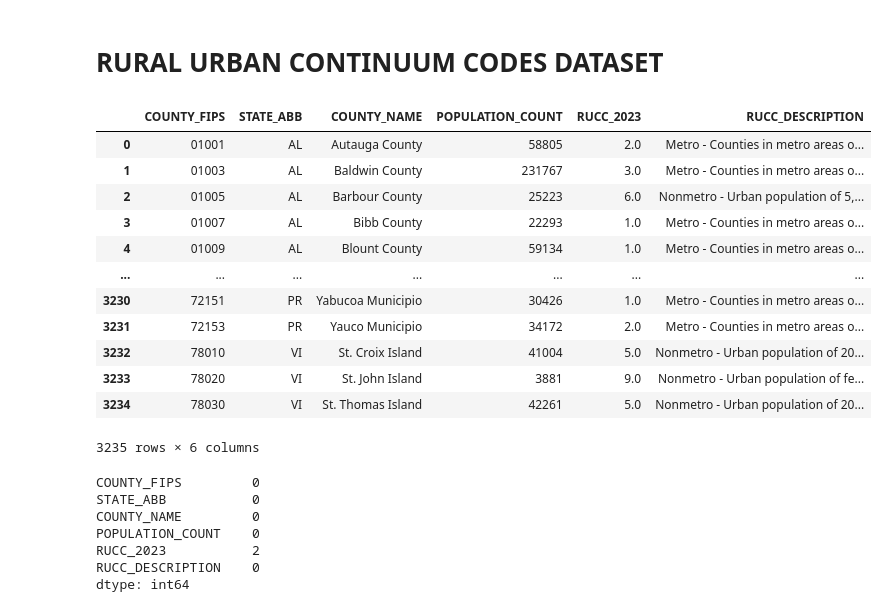
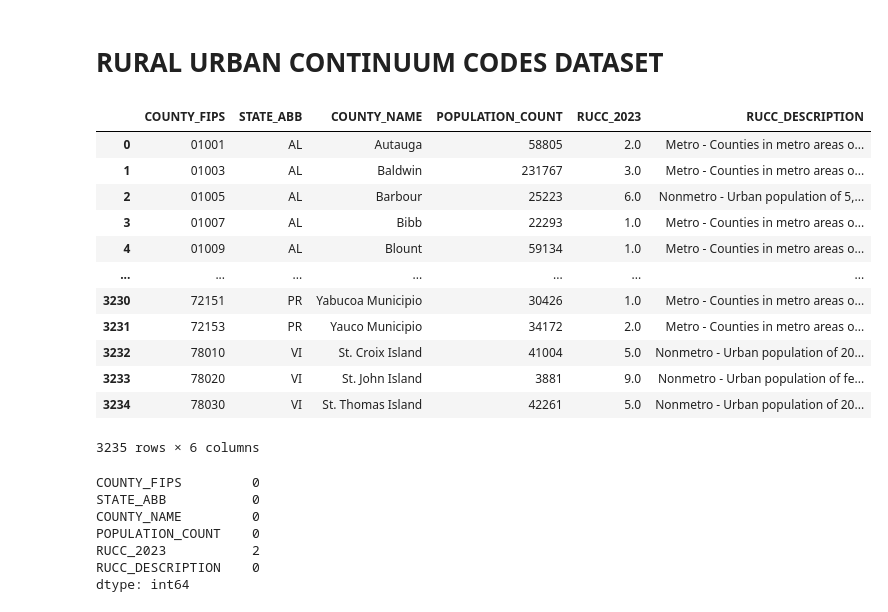
Before and after one commit to brytner/uv-exposure-melanoma-incidence-analysis, a Jupyter notebook: notebook/uv-exposure-melanoma-incidence-analysis.ipynb, the cells around one changed output. Drawn from its saved outputs; the diff is of its cells as text; code cells hidden in the pictures.

```diff
--- a/notebook/uv-exposure-melanoma-incidence-analysis.ipynb
+++ b/notebook/uv-exposure-melanoma-incidence-analysis.ipynb
@@ -342,21 +425,22 @@ dtype: object
 # %%
 
 
 continuum_codes = pd.read_excel('../datasets/rural-urban-continuum-codes-2023.xlsx',dtype={'FIPS': str})
 continuum_codes.rename({'FIPS': 'COUNTY_FIPS',
                         'State': 'STATE_ABB',
                         'County_Name': 'COUNTY_NAME',
                         'Population_2020': 'POPULATION_COUNT',
                         'Description': 'RUCC_DESCRIPTION'}, axis=1, inplace=True)
-continuum_codes['COUNTY_FIPS'] = continuum_codes['COUNTY_FIPS'].str.zfill(5)
+continuum_codes['COUNTY_NAME'] = continuum_codes['COUNTY_NAME'].replace(' County', '', regex=True)
+# continuum_codes['COUNTY_FIPS'] = continuum_codes['COUNTY_FIPS'].str.zfill(5)
 continuum_codes
 # %% [output]
 |  | COUNTY_FIPS | STATE_ABB | COUNTY_NAME | POPULATION_COUNT | RUCC_2023 | RUCC_DESCRIPTION |
-| 0 | 01001 | AL | Autauga County | 58805 | 2.0 | Metro - Counties in metro areas o... |
-| 1 | 01003 | AL | Baldwin County | 231767 | 3.0 | Metro - Counties in metro areas o... |
-| 2 | 01005 | AL | Barbour County | 25223 | 6.0 | Nonmetro - Urban population of 5,... |
-| 3 | 01007 | AL | Bibb County | 22293 | 1.0 | Metro - Counties in metro areas o... |
-| 4 | 01009 | AL | Blount County | 59134 | 1.0 | Metro - Counties in metro areas o... |
+| 0 | 01001 | AL | Autauga | 58805 | 2.0 | Metro - Counties in metro areas o... |
+| 1 | 01003 | AL | Baldwin | 231767 | 3.0 | Metro - Counties in metro areas o... |
+| 2 | 01005 | AL | Barbour | 25223 | 6.0 | Nonmetro - Urban population of 5,... |
+| 3 | 01007 | AL | Bibb | 22293 | 1.0 | Metro - Counties in metro areas o... |
+| 4 | 01009 | AL | Blount | 59134 | 1.0 | Metro - Counties in metro areas o... |
 | ... | ... | ... | ... | ... | ... | ... |
 | 3230 | 72151 | PR | Yabucoa Municipio | 30426 | 1.0 | Metro - Counties in metro areas o... |
 | 3231 | 72153 | PR | Yauco Municipio | 34172 | 2.0 | Metro - Counties in metro areas o... |
```
Also changed, not shown: parts of 17 cells of this notebook.
